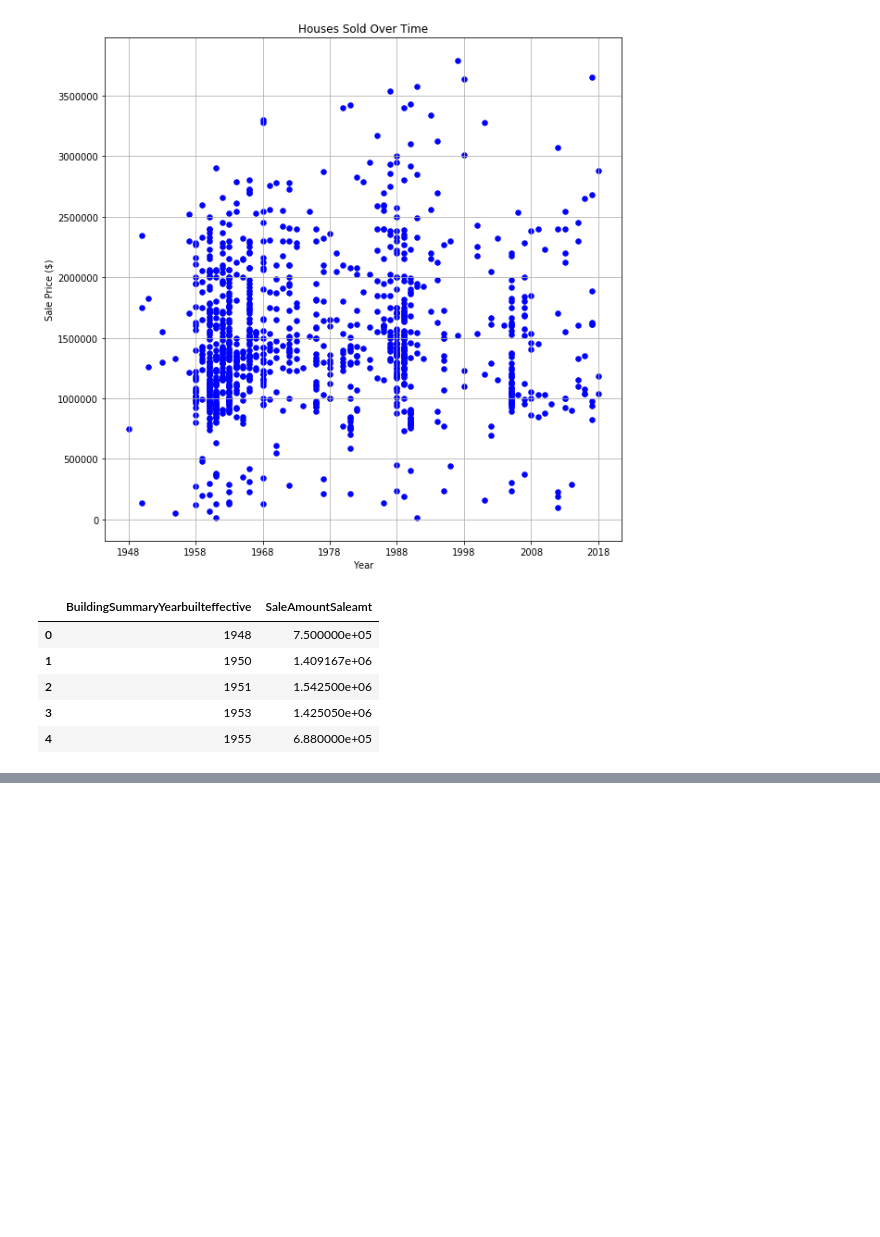
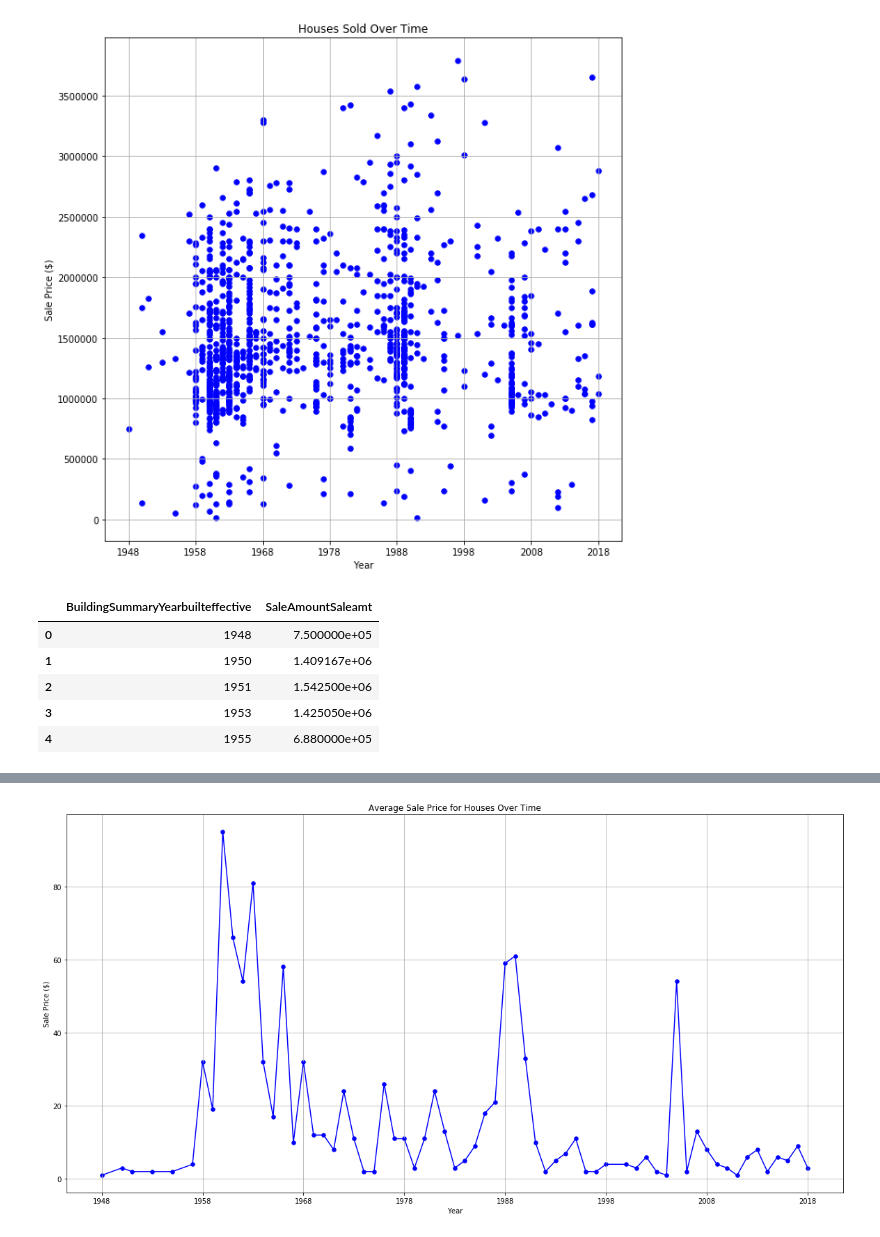
Before and after one commit to MelissaDjohan/Real-Estate-Data-Analysis, a Jupyter notebook: pyconstruction.ipynb, the cells around one changed output, grey strips where cells are left out. Drawn from its saved outputs; the diff is of its cells as text; code cells hidden in the pictures; blank space fills up the shorter version.

```diff
--- a/pyconstruction.ipynb
+++ b/pyconstruction.ipynb
@@ -212,0 +217,10 @@ plt.show()
+# %%
+# get the count value and plot the scatter by year
+
+count_cupertino_data = cupertino_data_drop_outliers_df.groupby(["BuildingSummaryYearbuilteffective"]).count()
+
+# Convert to DataFrame
+count_cupertino_data_df = count_cupertino_data.reset_index()
+
+# Preview DataFrame
+count_cupertino_data_df.head()
@@ -212,0 +234,23 @@ plt.show()
+# %%
+data = count_cupertino_data_df
+
+plt.figure(figsize=(20,10))
+plt.scatter(data['BuildingSummaryYearbuilteffective'], data['SaleAmountSaleamt'],marker="o",c="b", s = 30)
+plt.errorbar(data['BuildingSummaryYearbuilteffective'], data['SaleAmountSaleamt'], color="b")
+
+plt.xticks(np.arange(min(data['BuildingSummaryYearbuilteffective']),max(data['BuildingSummaryYearbuilteffective']) + 1, 10))
+
+# Create a title, x label, and y label for our chart
+plt.title("Average Sale Price for Houses Over Time")
+plt.xlabel("Year")
+plt.ylabel("Sale Price ($)")
+
+# set grid lines
+plt.grid()
+
+# Save the Figure
+# plt.savefig("Images/TumorResponseToTreatment")
+
+plt.show()
+# %% [output]
+[figure, added]
```
Also changed, not shown: parts of 3 cells of this notebook.
